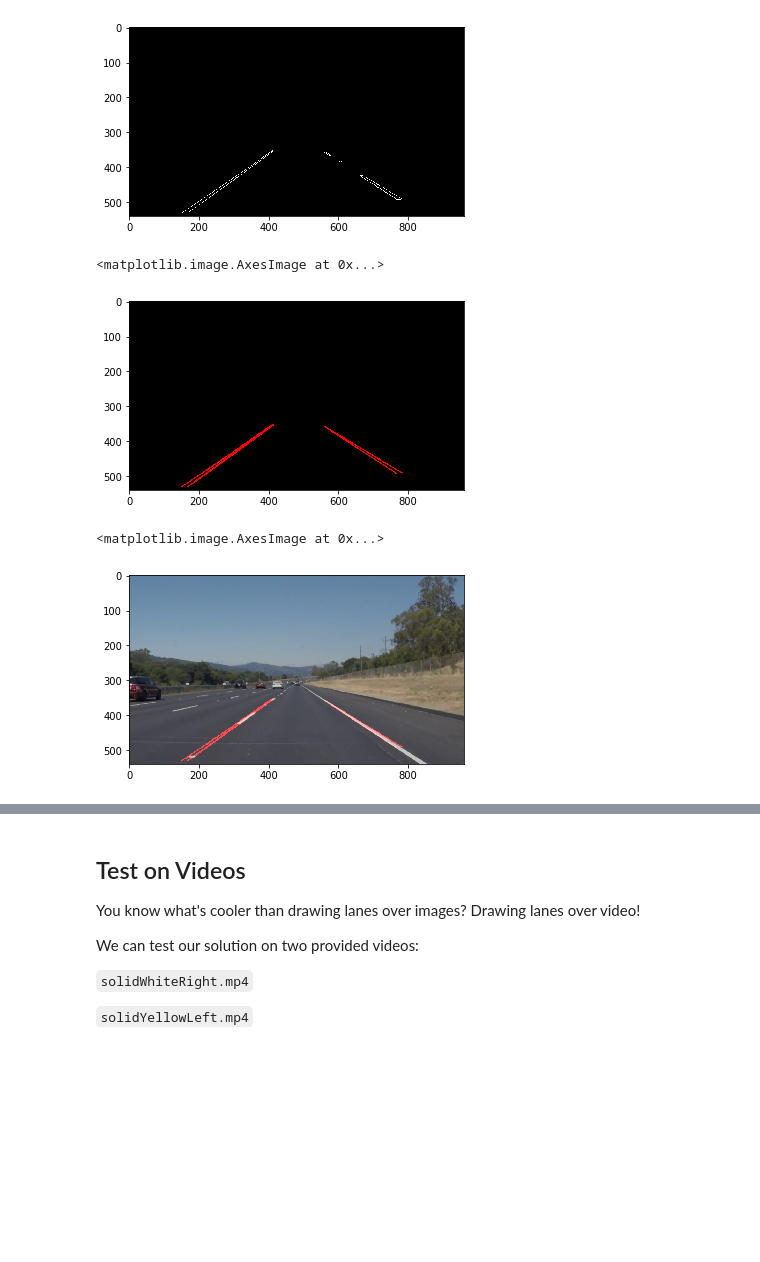
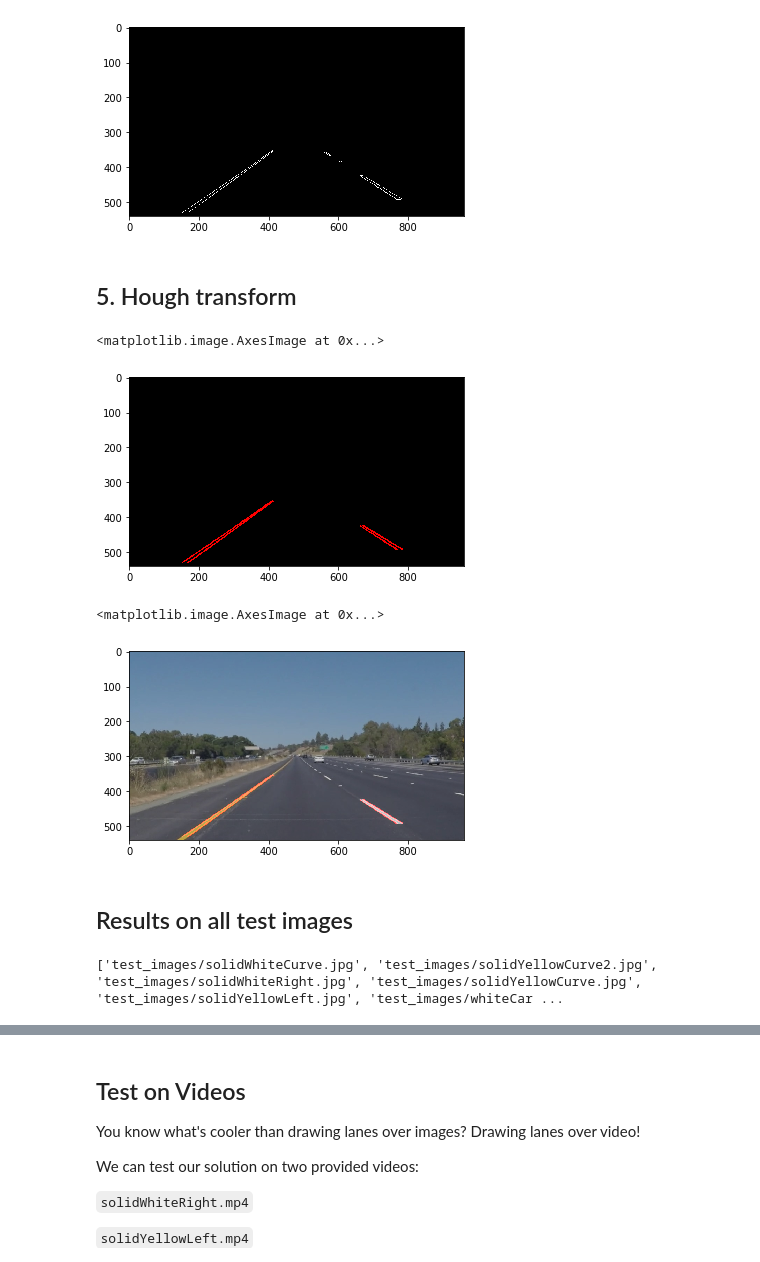
Before and after one commit to leoybkim/CarND-LaneLines-P1, a Jupyter notebook: P1.ipynb, the cells around one changed output, grey strips where cells are left out. Saved outputs shown, nothing was run; the diff lists cells and outputs as text; code cells hidden in the pictures; blank space fills up the shorter version.

```diff
--- a/P1.ipynb
+++ b/P1.ipynb
@@ -51,7 +51,7 @@ import cv2
 ## Read in an Image
 # %%
 #reading in an image
-image = mpimg.imread('test_images/solidWhiteRight.jpg')
+image = mpimg.imread('test_images/solidYellowLeft.jpg')
 
 #printing out some stats and plotting
 print('This image is:', type(image), 'with dimensions:', image.shape)
@@ -284,7 +257,7 @@ def hsl_filter(image):
     hsl_white = filter_white(hsl_image)
     return combine_hsl_mask(image, hsl_yellow, hsl_white)
 # %%
-test = hsl_filter(has_yellow_lane)
+test = hsl_filter(image)
 plt.imshow(test)
 # %% [output]
 <matplotlib.image.AxesImage at 0x...>
@@ -319,22 +298,32 @@ plt.imshow(masked, cmap="gray")
 # %% [output]
 <matplotlib.image.AxesImage at 0x...>
 [figure]
+# %% [markdown]
+## 5. Hough transform
 # %%
 # hough transform
 rho = 1
 theta = np.pi/180
-threshold = 50
-min_line_length = 60
-max_line_gap = 200
+threshold = 15
+min_line_length = 20
+max_line_gap = 10
 line_detection = hough_lines(masked, rho, theta, threshold, min_line_length, max_line_gap)
 plt.imshow(line_detection)
 # %% [output]
 <matplotlib.image.AxesImage at 0x...>
-[figure, old version]
+[figure, new version]
 # %%
-# merge with image
+# layer it on top of test image
 merged = weighted_img(line_detection, image)
 plt.imshow(merged)
 # %% [output]
 <matplotlib.image.AxesImage at 0x...>
-[figure, old version]
+[figure, new version]
+# %% [markdown]
+## Results on all test images
+# %%
+image_list = os.listdir("test_images/")
+image_list = list(map(lambda file_name: "test_images/" + file_name, image_list))
+print(image_list)
+# %% [output]
+['test_images/solidWhiteCurve.jpg', 'test_images/solidYellowCurve2.jpg', 'test_images/solidWhiteRight.jpg', 'test_images/solidYellowCurve.jpg', 'test_images/solidYellowLeft.jpg', 'test_images/whiteCar ...
```
Also changed, not shown: parts of 28 cells of this notebook, 4 other files.
